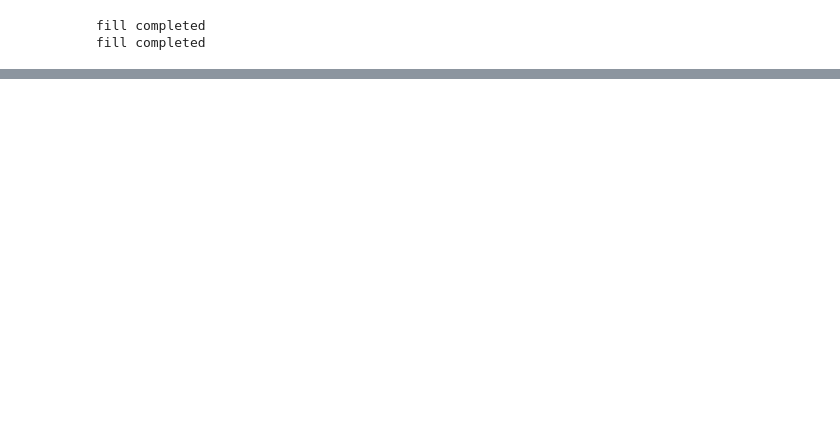
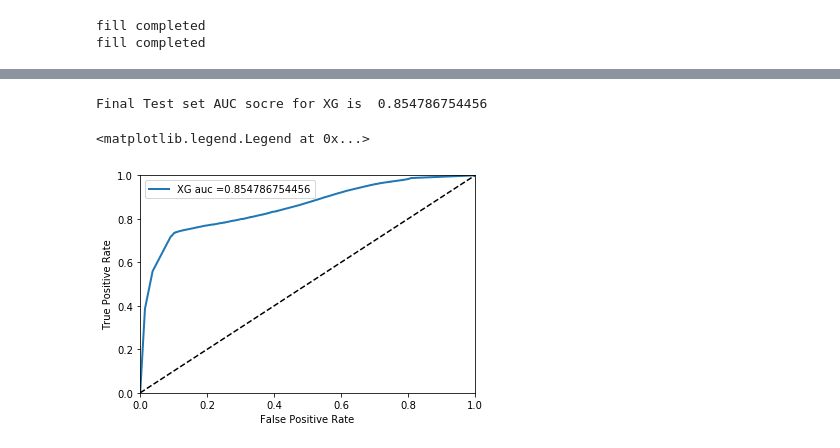
Before and after one commit to 91jackcheng/APM_project, a Jupyter notebook: Model_used.ipynb, the cells around one changed output, grey strips where cells are left out. Drawn from its saved outputs; the diff is of its cells as text; code cells hidden in the pictures; blank space fills up the shorter version.

```diff
--- a/Model_used.ipynb
+++ b/Model_used.ipynb
@@ -87,0 +155,16 @@ print GBDTGS.best_score_
+# %%
+GBM_model2=gbm.fit(X_train, y_train)
+# %%
+score2=GBM_model2.predict_proba(X_test)
+score_XG2=[]
+for i in score2:
+    score_XG2.append(i[1])
+fpr, tpr, thresholds = roc_curve(y_test, score_XG2)
+auc = roc_auc_score(y_test, score_XG2)
+plot_roc_curve(fpr, tpr, 'XG auc =', auc)
+print 'Final Test set AUC socre for XG is ', str(auc)
+plt.legend(loc=0)
+# %% [output]
+Final Test set AUC socre for XG is  0.854786754456
+<matplotlib.legend.Legend at 0x...>
+[figure, added]
```
Also changed, not shown: parts of 43 cells of this notebook.
